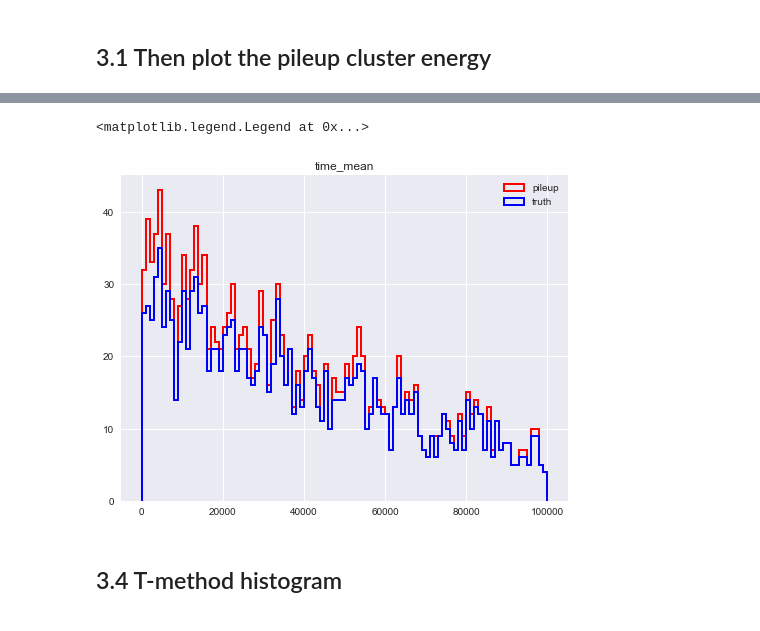
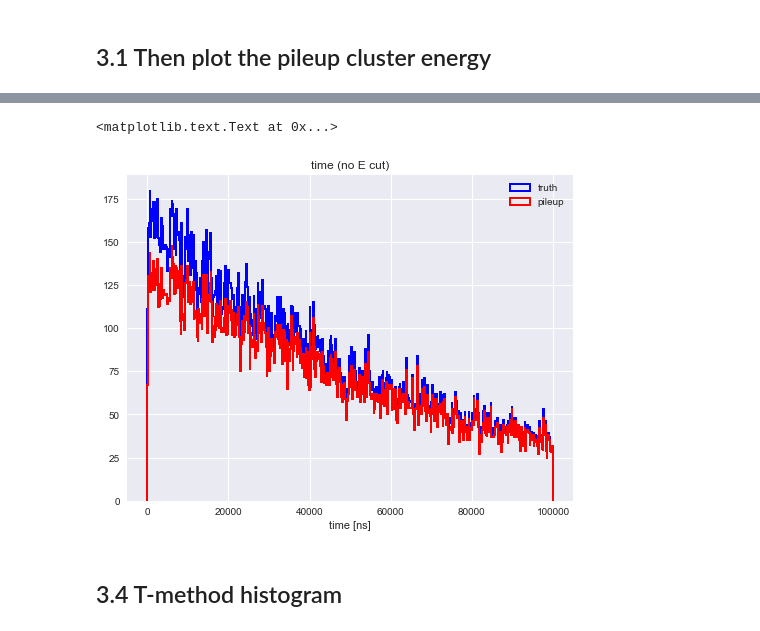
Before and after one commit to kimsiang/MuonG2, a Jupyter notebook: pileup/PileupStudy.ipynb, the cells around one changed output, grey strips where cells are left out. Saved outputs shown, nothing was run; the diff lists cells and outputs as text; code cells hidden in the pictures.

Commit message:
updated pileup study

```diff
--- a/pileup/PileupStudy.ipynb
+++ b/pileup/PileupStudy.ipynb
@@ -117,7 +117,7 @@ df.head(10)
 
 First we calculate a variable $dt\_last = t\_current - t\_previous$.
 # %%
-calo00 = df[df.calo_num==0]
+calo00 = df[df.calo_num>-1]
 calo00 = calo00.drop('calo_num', 1)
 calo00['dt_next'] = calo00['time_truth'].diff(1).shift(-1)
 calo00['dt_previous'] = calo00['dt_next'].shift(1)
@@ -296,11 +295,13 @@ array([[<matplotlib.axes._subplots.AxesSubplot object at 0x...>]], dtype=object)
 # %%
 fig, ax = plt.subplots()
-calo00.hist('time_truth',bins=100,range=[0,100000],ax=ax,color='red',histtype='step', lw=2)
-calo00_bypulse.hist('time_mean',bins=100,range=[0,100000],color='blue',ax=ax,histtype='step', lw=2)
-ax.legend(['pileup','truth'],loc='upper right')
+calo00.hist('time_truth',bins=500,range=[0,100000],ax=ax,color='blue',histtype='step', lw=2)
+calo00_bypulse.hist('time_mean',bins=500,range=[0,100000],color='red',ax=ax,histtype='step', lw=2)
+ax.legend(['truth','pileup'],loc='upper right')
+plt.xlabel('time [ns]')
+plt.title('time (no E cut)')
 # %% [output]
-<matplotlib.legend.Legend at 0x...>
+<matplotlib.text.Text at 0x...>
-[figure, old version]
+[figure, new version]
 # %% [markdown]
 ## 3.4 T-method histogram
 # %%
```
Also changed, not shown: parts of 12 cells of this notebook.
